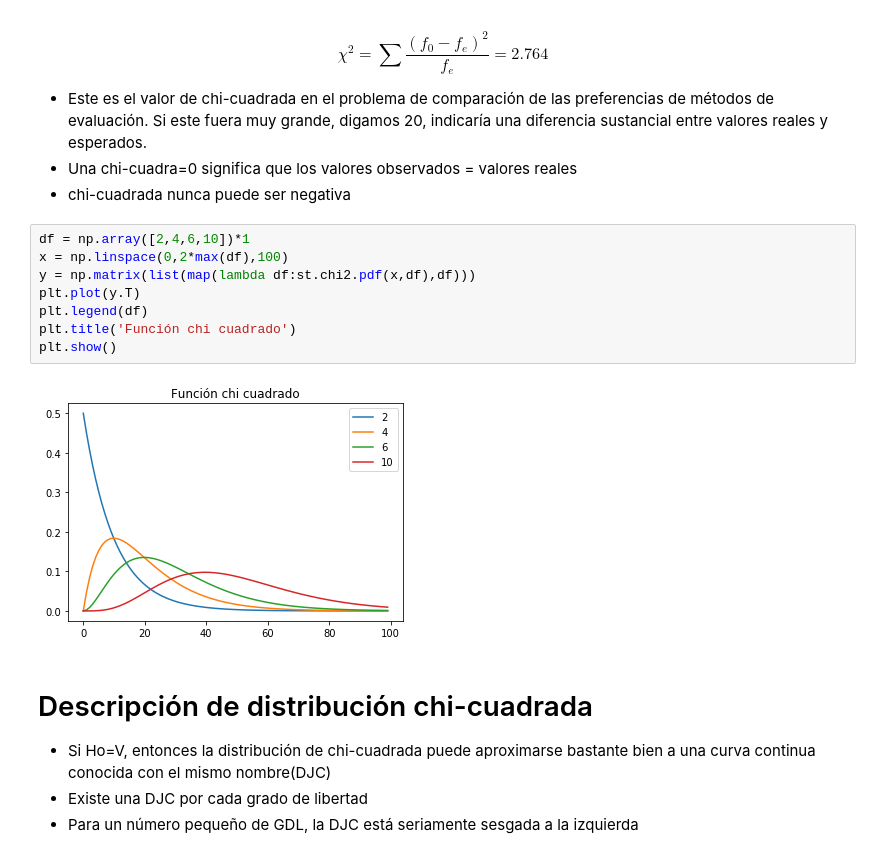
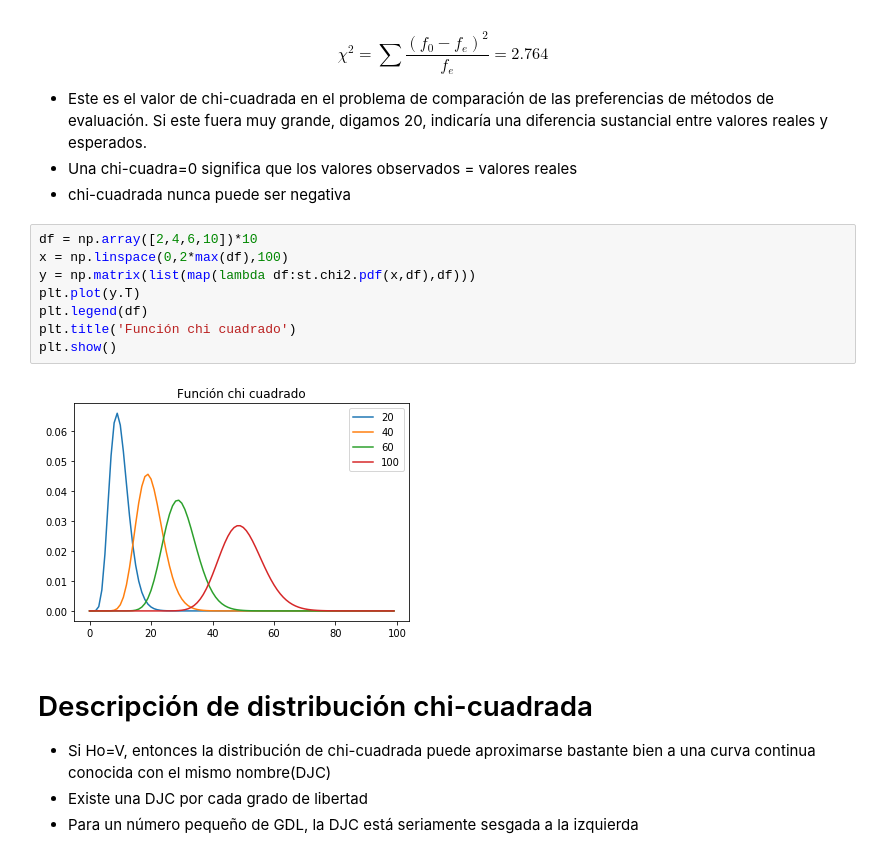
Before and after one commit to RodrigoOsuna/SPF-2020-I-G2, a Jupyter notebook: TEMA-2/Clase16_PruebasDeBondadYAjuste.ipynb, the cells around one changed output. Saved outputs shown, nothing was run; the diff lists cells and outputs as text.

```diff
--- a/TEMA-2/Clase16_PruebasDeBondadYAjuste.ipynb
+++ b/TEMA-2/Clase16_PruebasDeBondadYAjuste.ipynb
@@ -173,15 +173,15 @@ $$ \chi^2 = \sum \frac{(f_0-f_e)^2}{f_e}=2.764$$
 - Una chi-cuadra=0 significa que los valores observados = valores reales
 - chi-cuadrada nunca puede ser negativa
 # %%
-df = np.array([2,4,6,10])*1
+df = np.array([2,4,6,10])*10
 x = np.linspace(0,2*max(df),100)
 y = np.matrix(list(map(lambda df:st.chi2.pdf(x,df),df)))
 plt.plot(y.T)
 plt.legend(df)
 plt.title('Función chi cuadrado')
 plt.show()
 # %% [output]
-[figure, old version]
+[figure, new version]
 # %% [markdown]
 # Descripción de distribución chi-cuadrada
 
```
Also changed, not shown: parts of 9 cells of this notebook, 2 other files.
